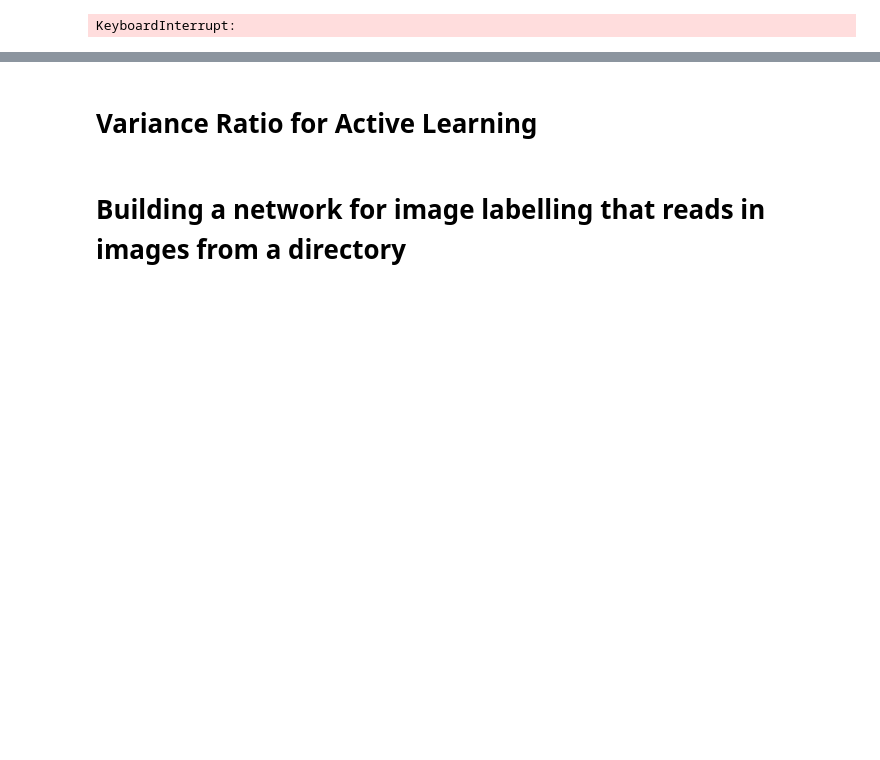
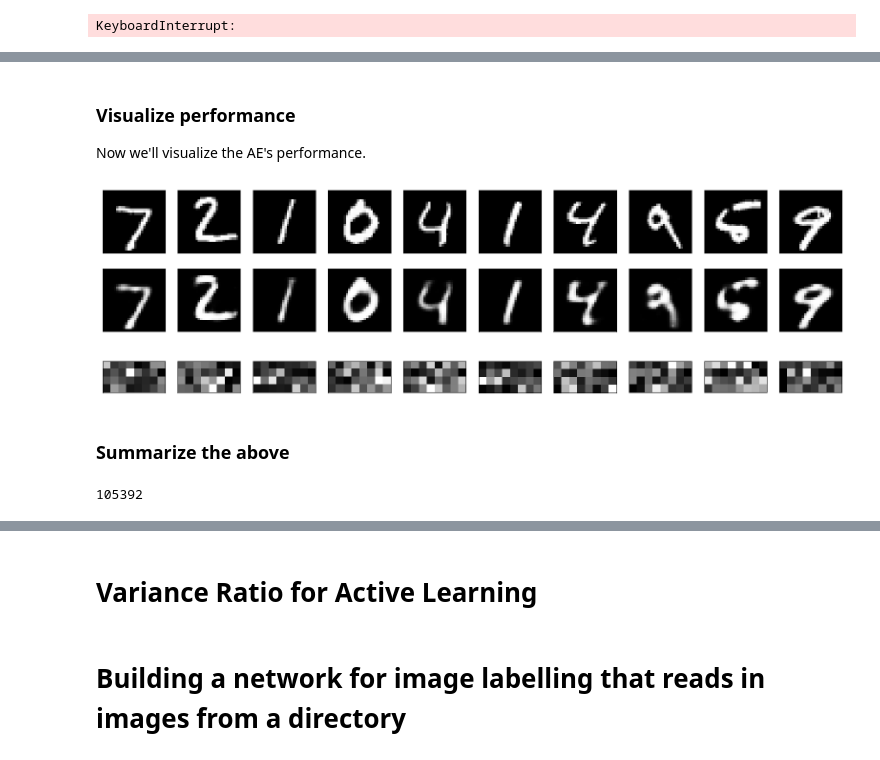
Before and after one commit to asberk/active-learning, a Jupyter notebook: notebooks/Example networks with keras and tensorflow.ipynb, the cells around one changed output, grey strips where cells are left out. Cells and saved outputs as stored; diff of their text form; code cells hidden in the pictures; blank space fills up the shorter version.

```diff
--- a/notebooks/Example networks with keras and tensorflow.ipynb
+++ b/notebooks/Example networks with keras and tensorflow.ipynb
@@ -393,0 +544,10 @@ model.save_weights('first_try.h5')  # always save your weights after training or
+# %%
+input_enc = Input(shape=(encoding_dim,))
+# the lossy reconstruction of the input
+decoded = Dense(2*encoding_dim, activation='relu')(input_enc)
+decoded = Dense(784, activation='sigmoid')(decoded)
+decoder = Model(input_enc, decoded)
+
+#ae = Model(input_img, decoder(encoder(input_img)))
+ae = Model(encoder.get_input_at(0),
+           decoder(encoder.get_output_at(-1)))
@@ -393,0 +559,9 @@ model.save_weights('first_try.h5')  # always save your weights after training or
+# %%
+(x_train, y_train), (x_test, y_test) = mnist.load_data()
+# %%
+x_train = x_train.astype('float32') / 255.
+x_test = x_test.astype('float32') / 255.
+x_train = x_train.reshape((len(x_train), np.prod(x_train.shape[1:])))
+x_test = x_test.reshape((len(x_test), np.prod(x_test.shape[1:])))
+print(x_train.shape)
+print(x_test.shape)
@@ -393,0 +593,6 @@ model.save_weights('first_try.h5')  # always save your weights after training or
+# %% [markdown]
+### Visualize performance
+Now we'll visualize the AE's performance.
+# %%
+encoded_imgs = encoder.predict(x_test)
+decoded_imgs = decoder.predict(encoded_imgs)
@@ -393,0 +602,37 @@ model.save_weights('first_try.h5')  # always save your weights after training or
+# %%
+n = 10
+plt.figure(figsize=(20,4))
+for i in range(n):
+    # display original
+    ax = plt.subplot(2, n, i+1)
+    plt.imshow(x_test[i].reshape(28,28))
+    plt.gray()
+    ax.get_xaxis().set_visible(False)
+    ax.get_yaxis().set_visible(False)
+
+    # display reconstruction
+    ax = plt.subplot(2, n, i + 1 + n)
+    plt.imshow(decoded_imgs[i].reshape(28, 28))
+    plt.gray()
+    ax.get_xaxis().set_visible(False)
+    ax.get_yaxis().set_visible(False)
+# %% [output]
+[figure, added]
+# %%
+n = 10
+plt.figure(figsize=(20,2))
+for i in range(n):
+    # display original
+    ax = plt.subplot(1, n, i+1)
+    plt.imshow(encoded_imgs[i].reshape(4,8))
+    plt.gray()
+    ax.get_xaxis().set_visible(False)
+    ax.get_yaxis().set_visible(False)
+# %% [output]
+[figure, added]
+# %% [markdown]
+### Summarize the above
+# %%
+ae.count_params()
+# %% [output]
+105392
```
Also changed, not shown: parts of 34 cells of this notebook.
